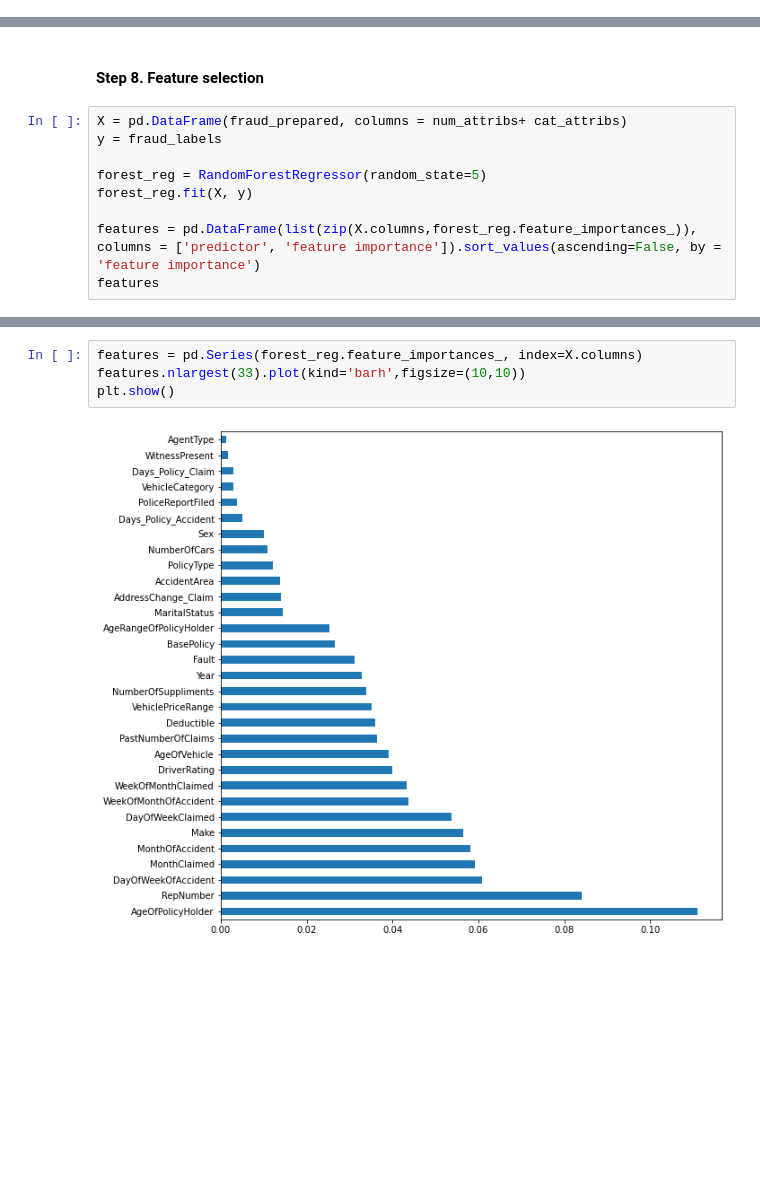
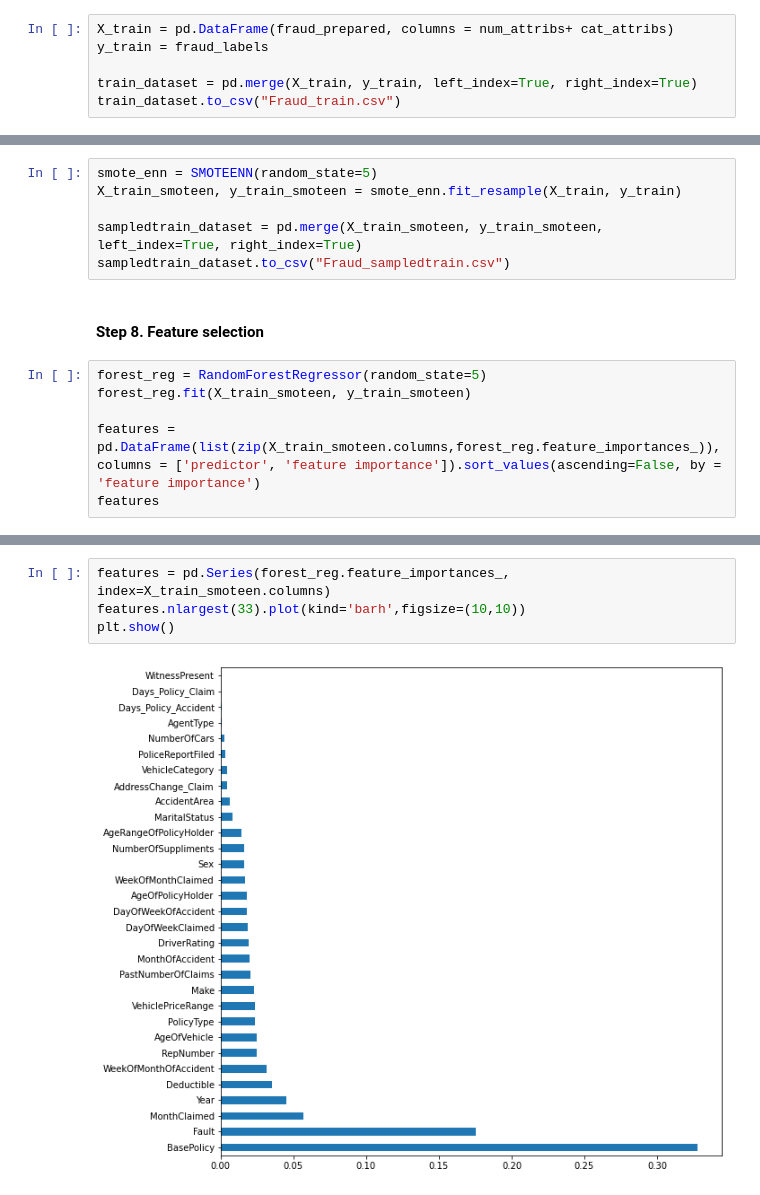
Before and after one commit to achen77-cell/Auto_Insurance_Claims, a Jupyter notebook: PreProcessing/Data Preparation.ipynb, the cells around one changed output, grey strips where cells are left out. Drawn from its saved outputs; the diff is of its cells as text; blank space fills up the shorter version.

Commit message:
Sampled data and CSVs

```diff
--- a/PreProcessing/Data Preparation.ipynb
+++ b/PreProcessing/Data Preparation.ipynb
@@ -493,0 +505,6 @@ fraud_prepared.shape
+# %%
+X_train = pd.DataFrame(fraud_prepared, columns = num_attribs+ cat_attribs)
+y_train = fraud_labels
+
+train_dataset = pd.merge(X_train, y_train, left_index=True, right_index=True)
+train_dataset.to_csv("Fraud_train.csv")
@@ -494,13 +541,16 @@ fraud_prepared.shape
+# %%
+smote_enn = SMOTEENN(random_state=5)
+X_train_smoteen, y_train_smoteen = smote_enn.fit_resample(X_train, y_train)
+
+sampledtrain_dataset = pd.merge(X_train_smoteen, y_train_smoteen, left_index=True, right_index=True)
+sampledtrain_dataset.to_csv("Fraud_sampledtrain.csv")
 # %% [markdown]
 #### Step 8. Feature selection
 # %%
-X = pd.DataFrame(fraud_prepared, columns = num_attribs+ cat_attribs)
-y = fraud_labels
+forest_reg = RandomForestRegressor(random_state=5)
+forest_reg.fit(X_train_smoteen, y_train_smoteen)
 
-forest_reg = RandomForestRegressor(random_state=5)
-forest_reg.fit(X, y)
-
-features = pd.DataFrame(list(zip(X.columns,forest_reg.feature_importances_)), columns = ['predictor', 'feature importance']).sort_values(ascending=False, by = 'feature importance')
+features = pd.DataFrame(list(zip(X_train_smoteen.columns,forest_reg.feature_importances_)), columns = ['predictor', 'feature importance']).sort_values(ascending=False, by = 'feature importance')
 features
 # %% [output]
 |  | predictor | feature importance |
@@ -523,6 +573,6 @@ features
 # %%
-features = pd.Series(forest_reg.feature_importances_, index=X.columns)
+features = pd.Series(forest_reg.feature_importances_, index=X_train_smoteen.columns)
 features.nlargest(33).plot(kind='barh',figsize=(10,10))
 plt.show()
 # %% [output]
-[figure, old version]
+[figure, new version]
```
Also changed, not shown: parts of 11 cells of this notebook, 4 other files.
